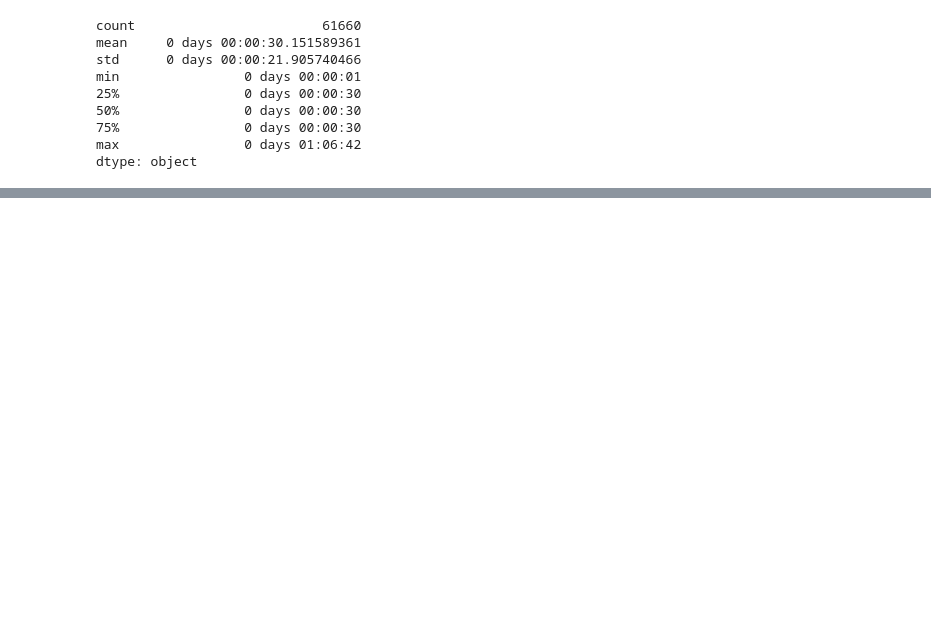
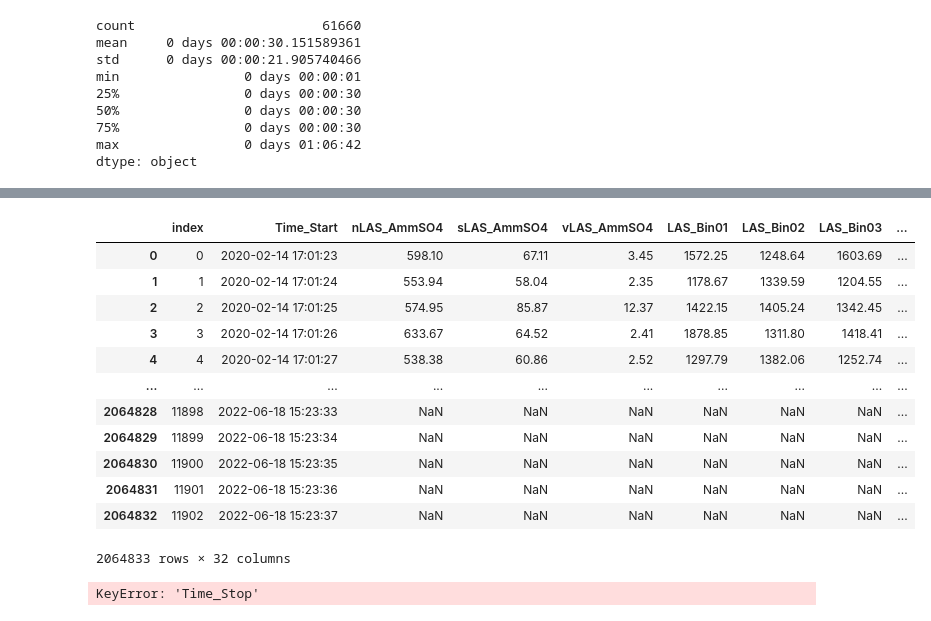
Before and after one commit to csoloff/ACTIVATE_CCN_closure, a Jupyter notebook: scripts/01_file_merger.ipynb, the cells around one changed output, grey strips where cells are left out. Cells and saved outputs as stored; diff of their text form; code cells hidden in the pictures; blank space fills up the shorter version.

Commit message:
Checked time stamps

```diff
--- a/scripts/01_file_merger.ipynb
+++ b/scripts/01_file_merger.ipynb
@@ -143,3 +159,23 @@ dtype: object
+# %%
+master_las
+# %% [output]
+|  | index | Time_Start | nLAS_AmmSO4 | sLAS_AmmSO4 | vLAS_AmmSO4 | LAS_Bin01 | LAS_Bin02 | LAS_Bin03 | ... |
+| 0 | 0 | 2020-02-14 17:01:23 | 598.10 | 67.11 | 3.45 | 1572.25 | 1248.64 | 1603.69 | ... |
+| 1 | 1 | 2020-02-14 17:01:24 | 553.94 | 58.04 | 2.35 | 1178.67 | 1339.59 | 1204.55 | ... |
+| 2 | 2 | 2020-02-14 17:01:25 | 574.95 | 85.87 | 12.37 | 1422.15 | 1405.24 | 1342.45 | ... |
+| 3 | 3 | 2020-02-14 17:01:26 | 633.67 | 64.52 | 2.41 | 1878.85 | 1311.80 | 1418.41 | ... |
+| 4 | 4 | 2020-02-14 17:01:27 | 538.38 | 60.86 | 2.52 | 1297.79 | 1382.06 | 1252.74 | ... |
+| ... | ... | ... | ... | ... | ... | ... | ... | ... | ... |
+| 2064828 | 11898 | 2022-06-18 15:23:33 | NaN | NaN | NaN | NaN | NaN | NaN | ... |
+| 2064829 | 11899 | 2022-06-18 15:23:34 | NaN | NaN | NaN | NaN | NaN | NaN | ... |
+| 2064830 | 11900 | 2022-06-18 15:23:35 | NaN | NaN | NaN | NaN | NaN | NaN | ... |
+| 2064831 | 11901 | 2022-06-18 15:23:36 | NaN | NaN | NaN | NaN | NaN | NaN | ... |
+| 2064832 | 11902 | 2022-06-18 15:23:37 | NaN | NaN | NaN | NaN | NaN | NaN | ... |
+2064833 rows × 32 columns
+# %%
+(master_las['Time_Stop'] - master_las['Time_Start']).describe()
+# %% [output]
+KeyError: 'Time_Stop'
 # %%
 def process_row(i):
     # finds the mean/median/max using the SMPS start and end times (because that has the lowest time resolution)
```
Also changed, not shown: parts of 3 cells of this notebook.
